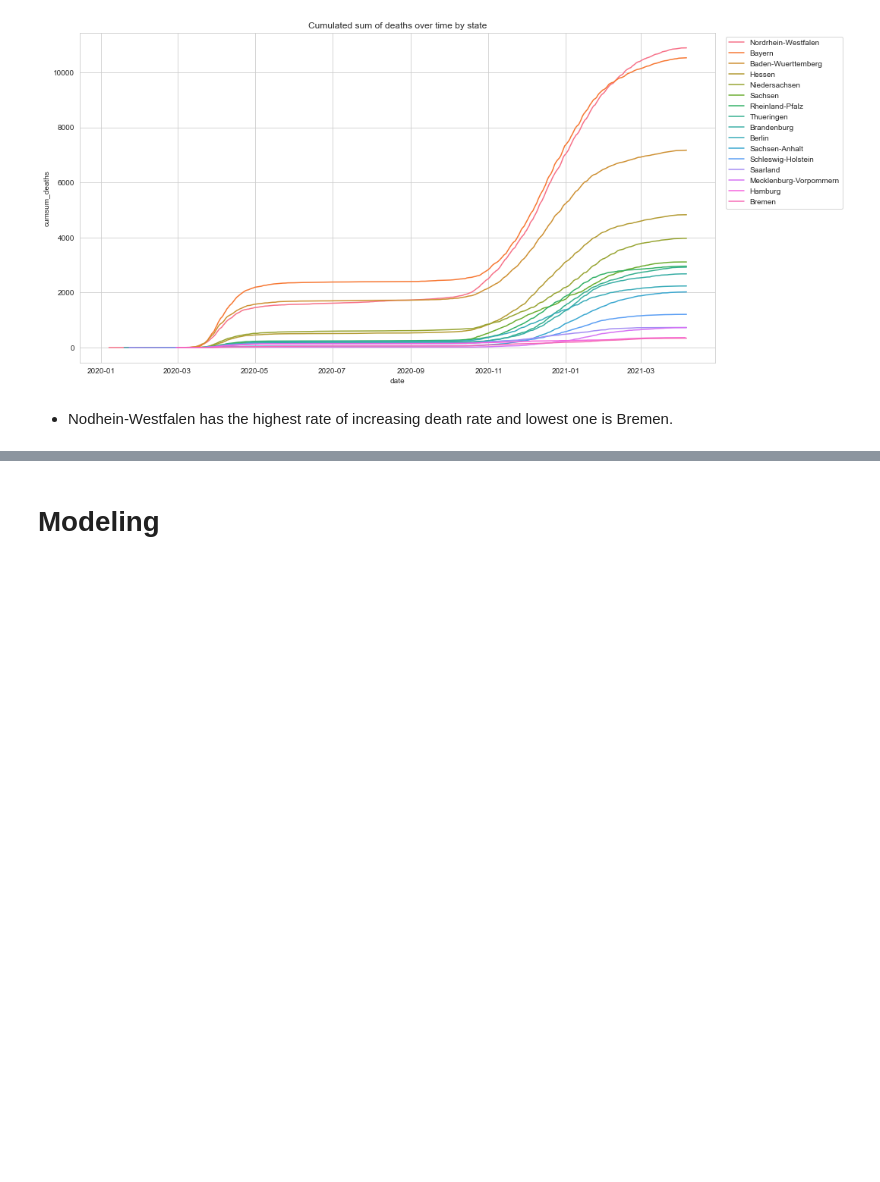
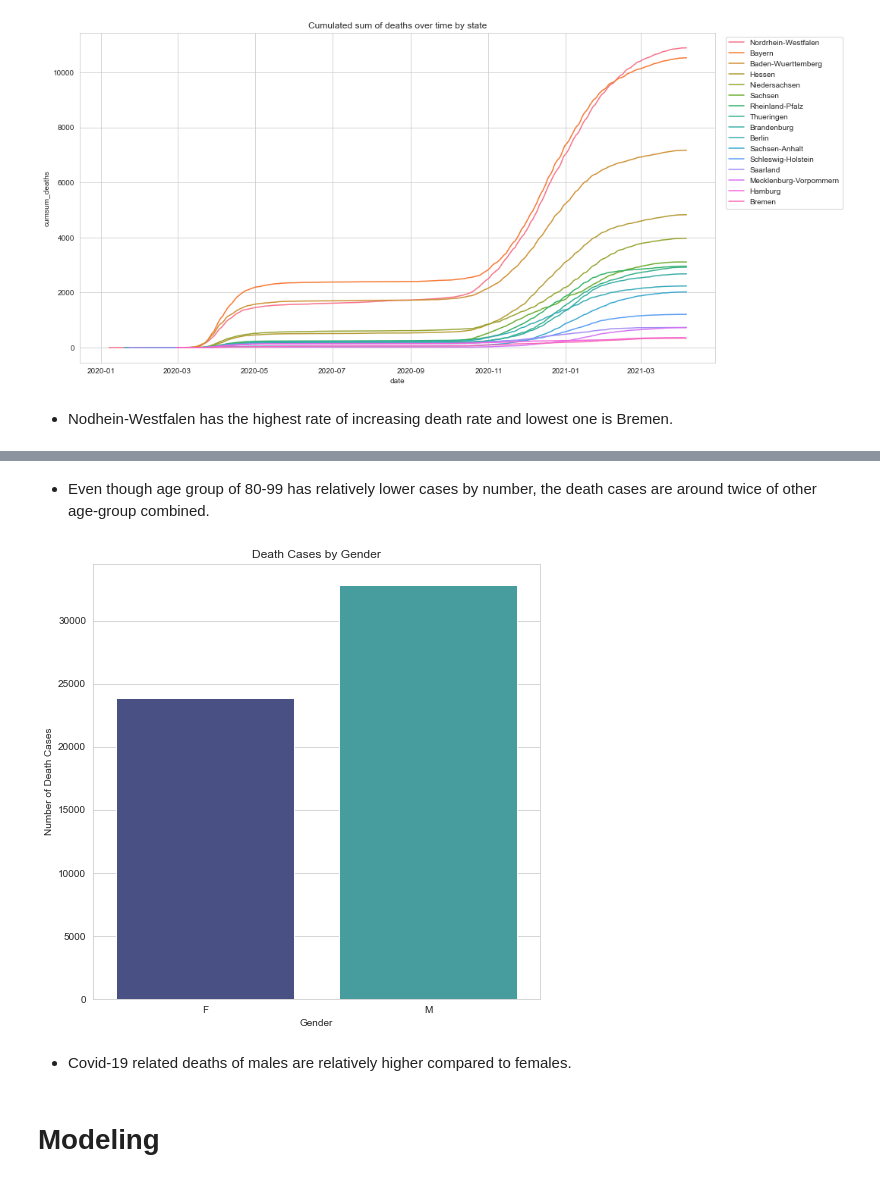
Before and after one commit to CrispenChisina07/Covid-19-in-Germany-Analysis, a Jupyter notebook: CSE 351 Final Project.ipynb, the cells around one changed output, grey strips where cells are left out. Cells and saved outputs as stored; diff of their text form; code cells hidden in the pictures; blank space fills up the shorter version.

```diff
--- a/CSE 351 Final Project.ipynb
+++ b/CSE 351 Final Project.ipynb
@@ -356,3 +420,16 @@ plt.show()
+# %% [markdown]
+* Even though age group of 80-99 has relatively lower cases by number, the death cases are around twice of other age-group combined.
+# %%
+plt.figure(figsize=(8, 8))
+sns.barplot(data=covidcases_by_gender, x="gender", y="deaths", palette="mako")
+plt.title("Death Cases by Gender")
+plt.xlabel('Gender')
+plt.ylabel('Number of Death Cases')
+plt.show()
+# %% [output]
+[figure, added]
+# %% [markdown]
+* Covid-19 related deaths of males are relatively higher compared to females.
 # %% [markdown]
 # Modeling
 # %%
```
Also changed, not shown: parts of 10 cells of this notebook.
